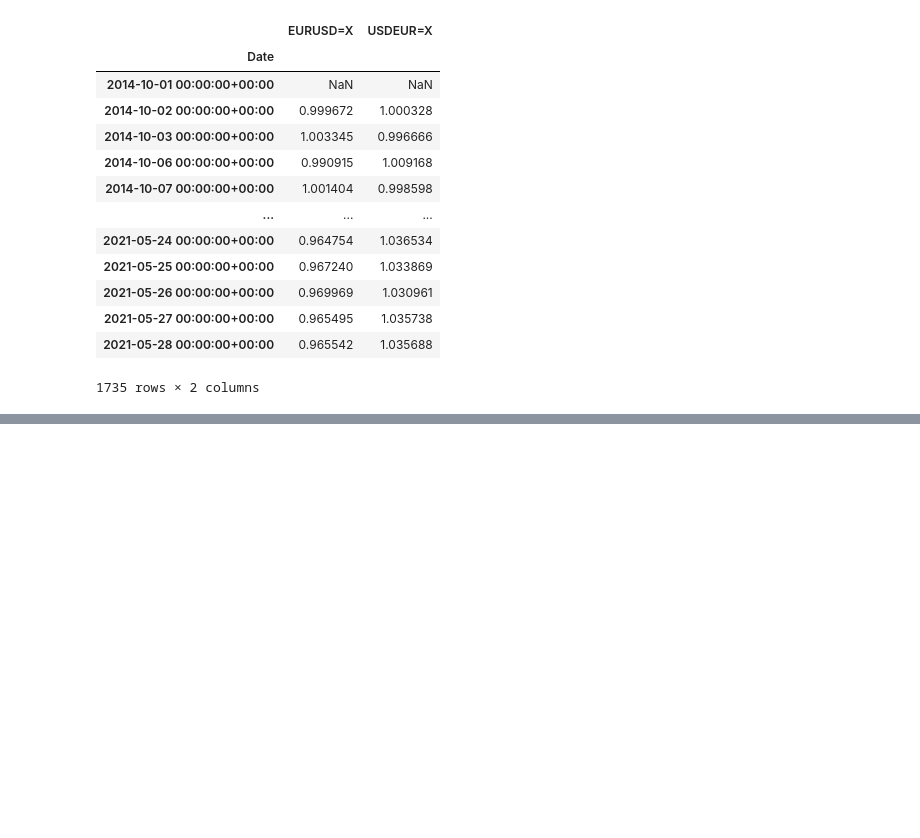
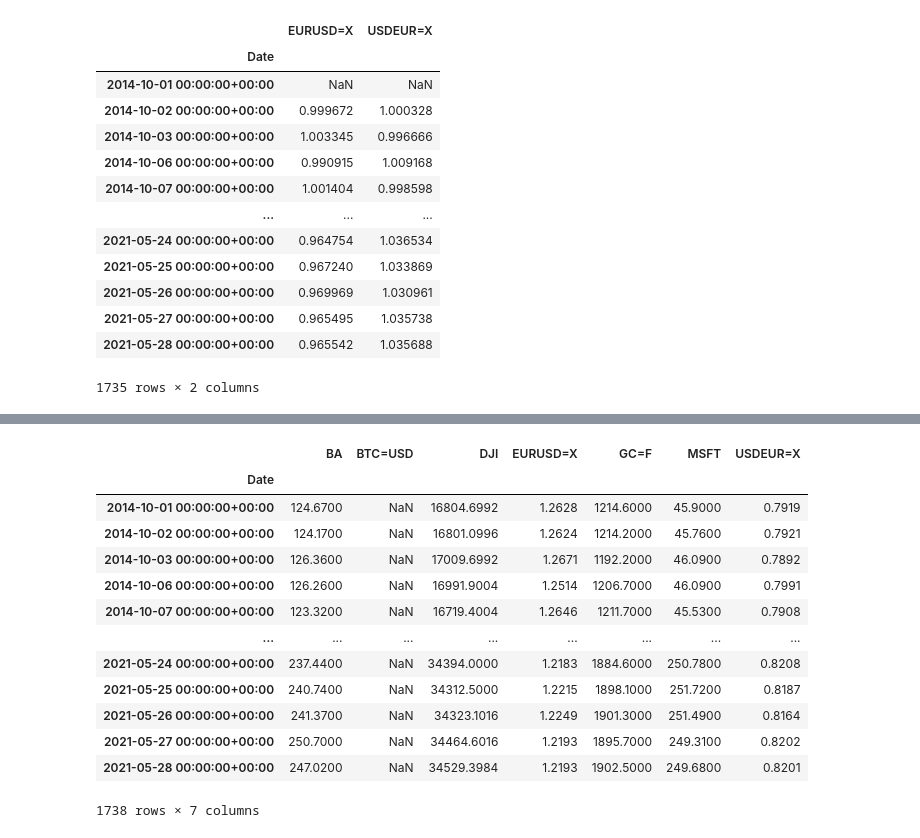
Before and after one commit to apasvenskas/Python-practice-with-financial-data, a Jupyter notebook: Shorts.ipynb, the cells around one changed output, grey strips where cells are left out. Saved outputs shown, nothing was run; the diff lists cells and outputs as text; code cells hidden in the pictures; blank space fills up the shorter version.

```diff
--- a/Shorts.ipynb
+++ b/Shorts.ipynb
@@ -168,0 +197,2 @@ norm_fx
+# %%
+pd.options.display.float_format = '{:.4f}'.format
@@ -168,0 +217,18 @@ norm_fx
+# %%
+close["USDEUR=X"] = 1/close["EURUSD=X"]
+close
+# %% [output]
+|  | BA | BTC=USD | DJI | EURUSD=X | GC=F | MSFT | USDEUR=X |
+| Date |  |  |  |  |  |  |  |
+| 2014-10-01 00:00:00+00:00 | 124.6700 | NaN | 16804.6992 | 1.2628 | 1214.6000 | 45.9000 | 0.7919 |
+| 2014-10-02 00:00:00+00:00 | 124.1700 | NaN | 16801.0996 | 1.2624 | 1214.2000 | 45.7600 | 0.7921 |
+| 2014-10-03 00:00:00+00:00 | 126.3600 | NaN | 17009.6992 | 1.2671 | 1192.2000 | 46.0900 | 0.7892 |
+| 2014-10-06 00:00:00+00:00 | 126.2600 | NaN | 16991.9004 | 1.2514 | 1206.7000 | 46.0900 | 0.7991 |
+| 2014-10-07 00:00:00+00:00 | 123.3200 | NaN | 16719.4004 | 1.2646 | 1211.7000 | 45.5300 | 0.7908 |
+| ... | ... | ... | ... | ... | ... | ... | ... |
+| 2021-05-24 00:00:00+00:00 | 237.4400 | NaN | 34394.0000 | 1.2183 | 1884.6000 | 250.7800 | 0.8208 |
+| 2021-05-25 00:00:00+00:00 | 240.7400 | NaN | 34312.5000 | 1.2215 | 1898.1000 | 251.7200 | 0.8187 |
+| 2021-05-26 00:00:00+00:00 | 241.3700 | NaN | 34323.1016 | 1.2249 | 1901.3000 | 251.4900 | 0.8164 |
+| 2021-05-27 00:00:00+00:00 | 250.7000 | NaN | 34464.6016 | 1.2193 | 1895.7000 | 249.3100 | 0.8202 |
+| 2021-05-28 00:00:00+00:00 | 247.0200 | NaN | 34529.3984 | 1.2193 | 1902.5000 | 249.6800 | 0.8201 |
+1738 rows × 7 columns
```
Also changed, not shown: parts of 10 cells of this notebook.
